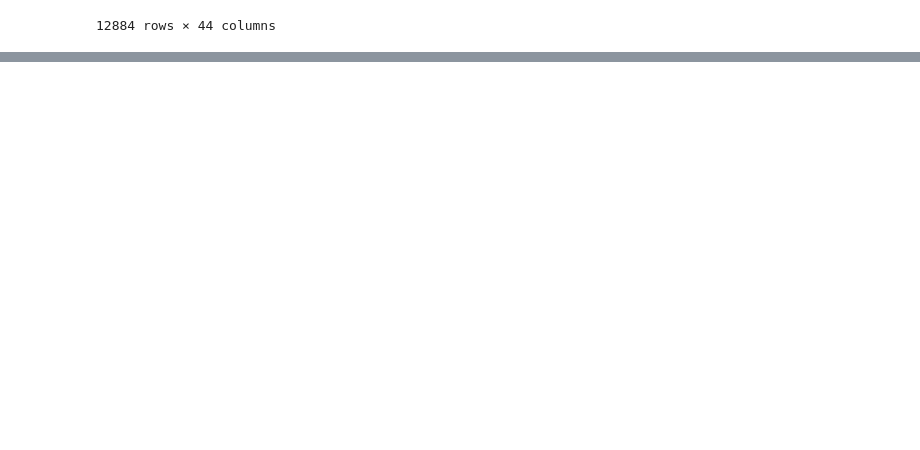
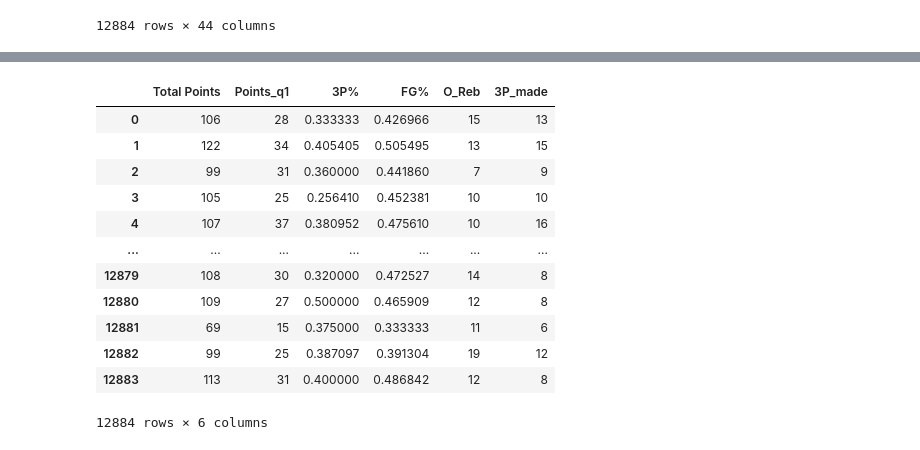
Before and after one commit to maxbraith/NBAModel, a Jupyter notebook: NBAModel/TimeSeries/timeSeriesSingleVariable.ipynb, the cells around one changed output, grey strips where cells are left out. Cells and saved outputs as stored; diff of their text form; code cells hidden in the pictures; blank space fills up the shorter version.

```diff
--- a/NBAModel/TimeSeries/timeSeriesSingleVariable.ipynb
+++ b/NBAModel/TimeSeries/timeSeriesSingleVariable.ipynb
@@ -535,0 +587,17 @@ df
+# %%
+temp_df['3P_made'] = df['homeTeam_3P'].str.split('-').apply(lambda x: int(x[0]) if isinstance(x, list) and len(x) == 2 else np.nan)
+temp_df
+# %% [output]
+|  | Total Points | Points_q1 | 3P% | FG% | O_Reb | 3P_made |
+| 0 | 106 | 28 | 0.333333 | 0.426966 | 15 | 13 |
+| 1 | 122 | 34 | 0.405405 | 0.505495 | 13 | 15 |
+| 2 | 99 | 31 | 0.360000 | 0.441860 | 7 | 9 |
+| 3 | 105 | 25 | 0.256410 | 0.452381 | 10 | 10 |
+| 4 | 107 | 37 | 0.380952 | 0.475610 | 10 | 16 |
+| ... | ... | ... | ... | ... | ... | ... |
+| 12879 | 108 | 30 | 0.320000 | 0.472527 | 14 | 8 |
+| 12880 | 109 | 27 | 0.500000 | 0.465909 | 12 | 8 |
+| 12881 | 69 | 15 | 0.375000 | 0.333333 | 11 | 6 |
+| 12882 | 99 | 25 | 0.387097 | 0.391304 | 19 | 12 |
+| 12883 | 113 | 31 | 0.400000 | 0.486842 | 12 | 8 |
+12884 rows × 6 columns
```
Also changed, not shown: parts of 10 cells of this notebook, 2 other files.
